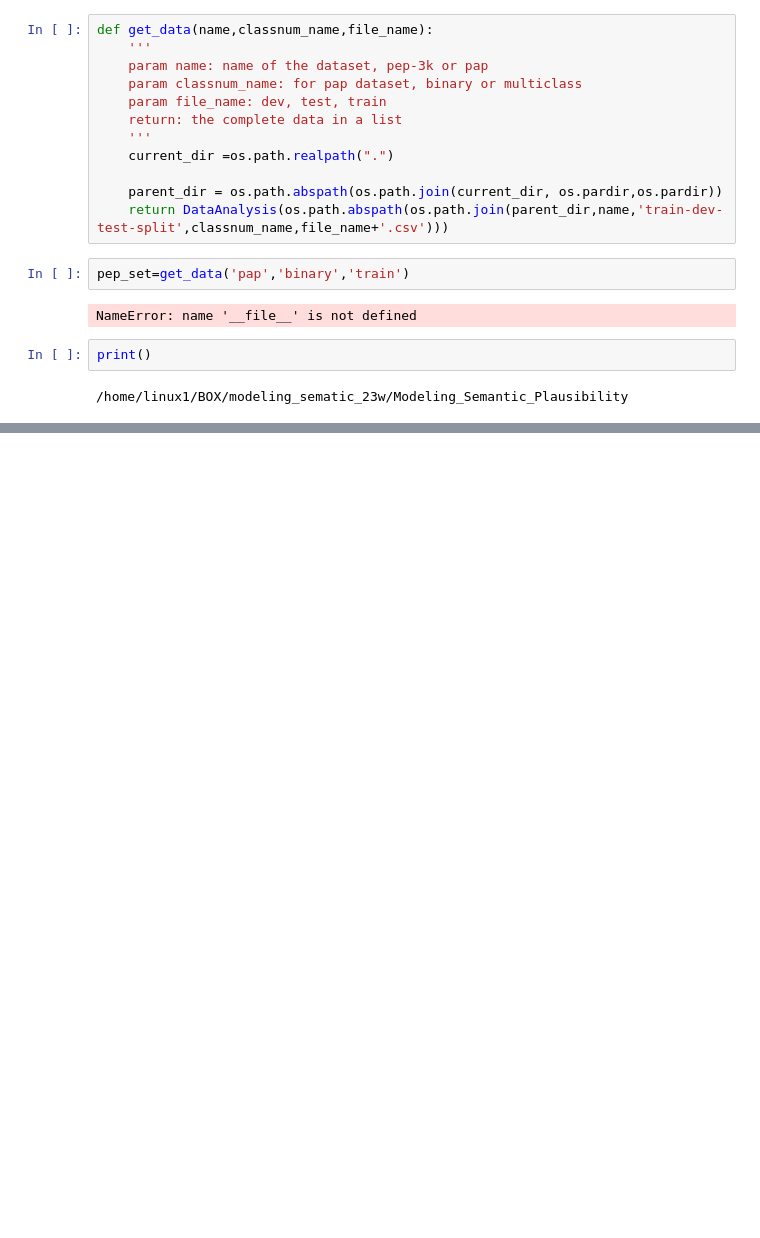
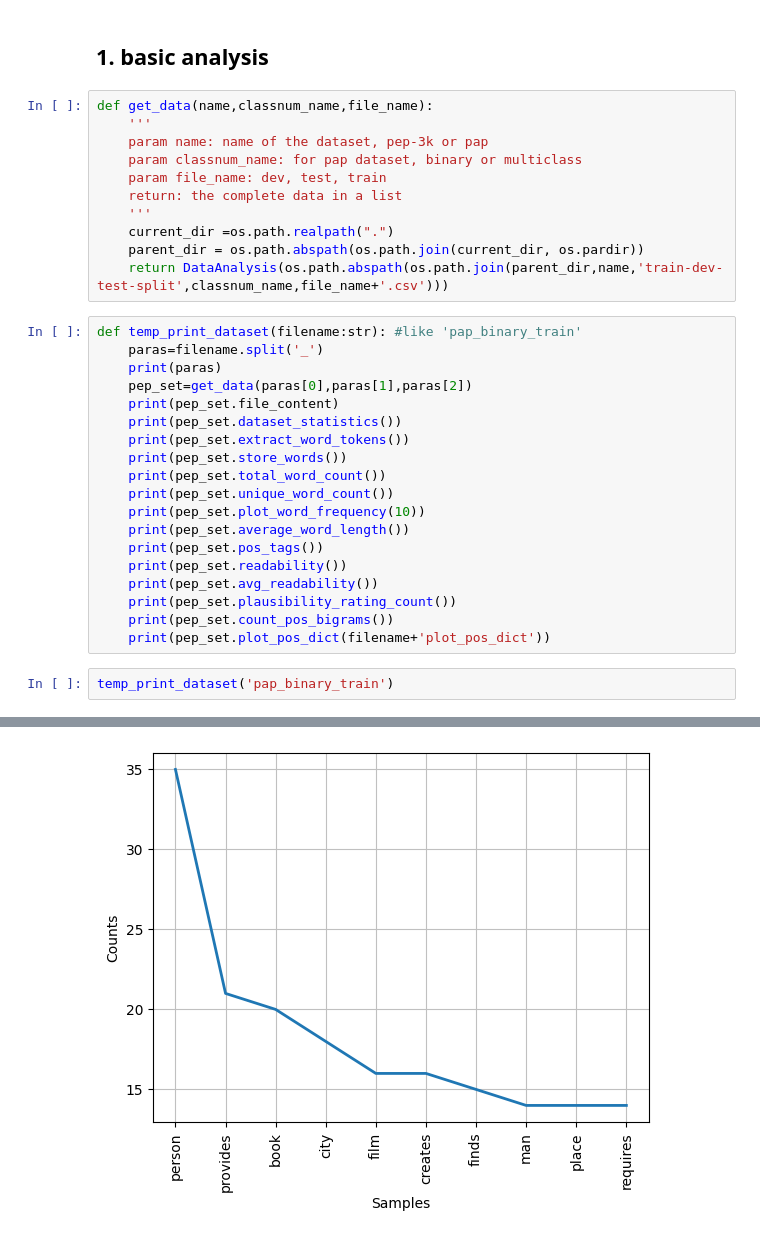
Before and after one commit to Miriam1327/Modeling-semantic-plausibility, a Jupyter notebook: Data_analysis/run_analy.ipynb, the cells around one changed output, grey strips where cells are left out. Saved outputs shown, nothing was run; the diff lists cells and outputs as text; blank space fills up the shorter version.

```diff
--- a/Data_analysis/run_analy.ipynb
+++ b/Data_analysis/run_analy.ipynb
@@ -9,3 +6,5 @@ import os
+# %% [markdown]
+## 1. basic analysis
 # %%
 def get_data(name,classnum_name,file_name):
     '''
@@ -15,14 +14,27 @@ def get_data(name,classnum_name,file_name):
     return: the complete data in a list
     '''
     current_dir =os.path.realpath(".")
-
-    parent_dir = os.path.abspath(os.path.join(current_dir, os.pardir,os.pardir))
+    parent_dir = os.path.abspath(os.path.join(current_dir, os.pardir))
     return DataAnalysis(os.path.abspath(os.path.join(parent_dir,name,'train-dev-test-split',classnum_name,file_name+'.csv')))
-# %%
-pep_set=get_data('pap','binary','train')
-# %% [output]
-NameError: name '__file__' is not defined
-# %%
-print()
-# %% [output]
-/home/linux1/BOX/modeling_sematic_23w/Modeling_Semantic_Plausibility
+# %%
+def temp_print_dataset(filename:str): #like 'pap_binary_train'
+    paras=filename.split('_')
+    print(paras)
+    pep_set=get_data(paras[0],paras[1],paras[2])
+    print(pep_set.file_content)
+    print(pep_set.dataset_statistics())
+    print(pep_set.extract_word_tokens())
+    print(pep_set.store_words())
+    print(pep_set.total_word_count())
+    print(pep_set.unique_word_count())
+    print(pep_set.plot_word_frequency(10))
+    print(pep_set.average_word_length())
+    print(pep_set.pos_tags())
+    print(pep_set.readability())
+    print(pep_set.avg_readability())
+    print(pep_set.plausibility_rating_count())
+    print(pep_set.count_pos_bigrams())
+    print(pep_set.plot_pos_dict(filename+'plot_pos_dict'))
+# %%
+temp_print_dataset('pap_binary_train')
+# %% [output]
@@ -28,0 +48 @@ print()
+[figure, added]
```
Also changed, not shown: parts of 6 cells of this notebook.
